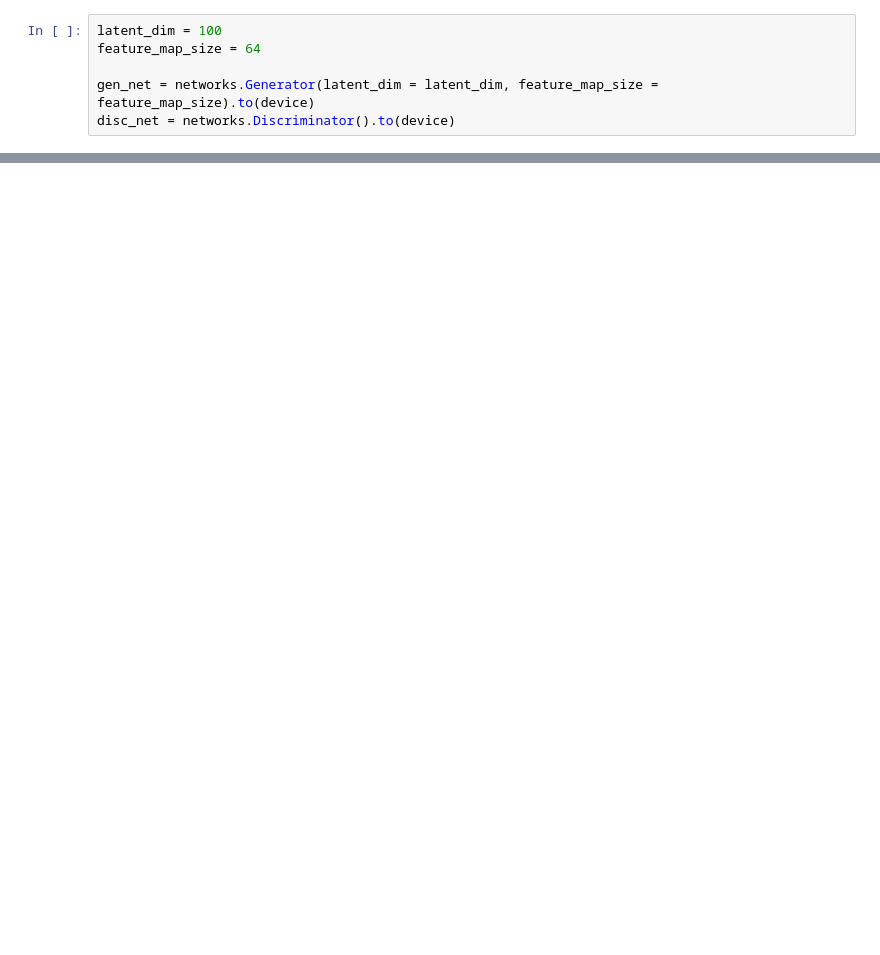
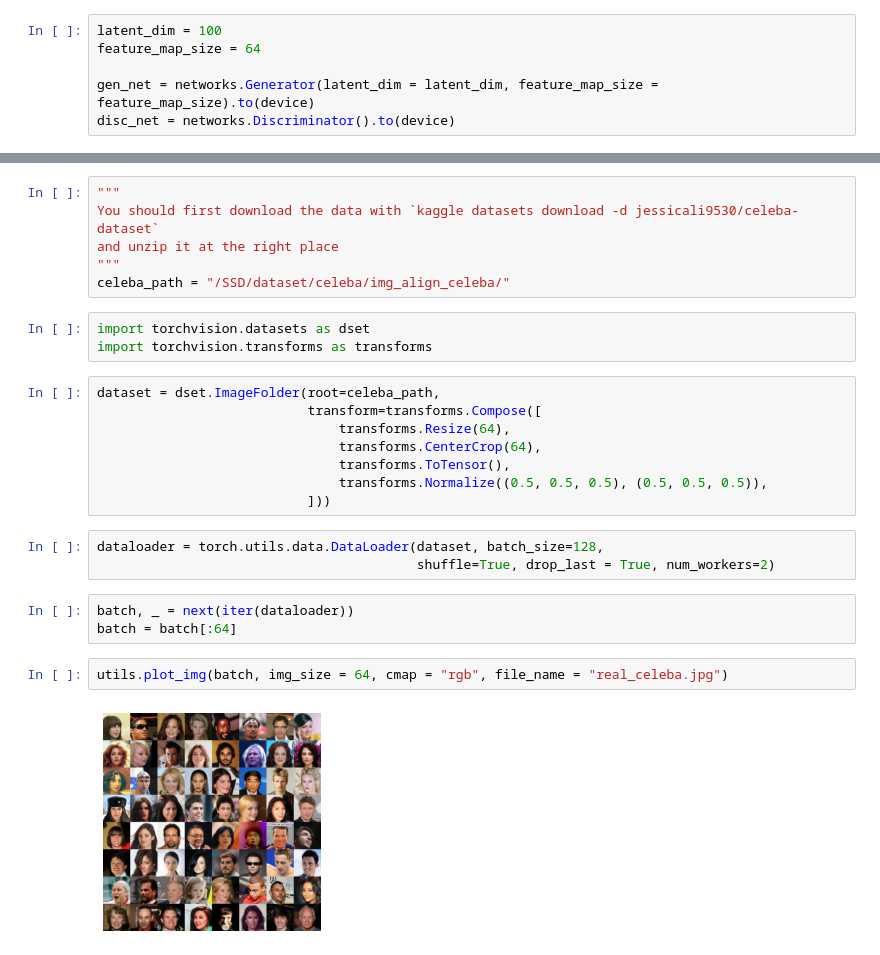
Before and after one commit to TheAmazingElys/MyLittleGAN, a Jupyter notebook: DCGAN.ipynb, the cells around one changed output, grey strips where cells are left out. Cells and saved outputs as stored; diff of their text form; blank space fills up the shorter version.

Commit message:
Generating fake Celeba faces

```diff
--- a/DCGAN.ipynb
+++ b/DCGAN.ipynb
@@ -46,0 +54,27 @@ Starting Training Loop...
+# %%
+"""
+You should first download the data with `kaggle datasets download -d jessicali9530/celeba-dataset`
+and unzip it at the right place
+"""
+celeba_path = "/SSD/dataset/celeba/img_align_celeba/"
+# %%
+import torchvision.datasets as dset
+import torchvision.transforms as transforms
+# %%
+dataset = dset.ImageFolder(root=celeba_path,
+                           transform=transforms.Compose([
+                               transforms.Resize(64),
+                               transforms.CenterCrop(64),
+                               transforms.ToTensor(),
+                               transforms.Normalize((0.5, 0.5, 0.5), (0.5, 0.5, 0.5)),
+                           ]))
+# %%
+dataloader = torch.utils.data.DataLoader(dataset, batch_size=128,
+                                         shuffle=True, drop_last = True, num_workers=2)
+# %%
+batch, _ = next(iter(dataloader))
+batch = batch[:64]
+# %%
+utils.plot_img(batch, img_size = 64, cmap = "rgb", file_name = "real_celeba.jpg")
+# %% [output]
+[figure, added]
```
Also changed, not shown: parts of 9 cells of this notebook, 5 other files.
